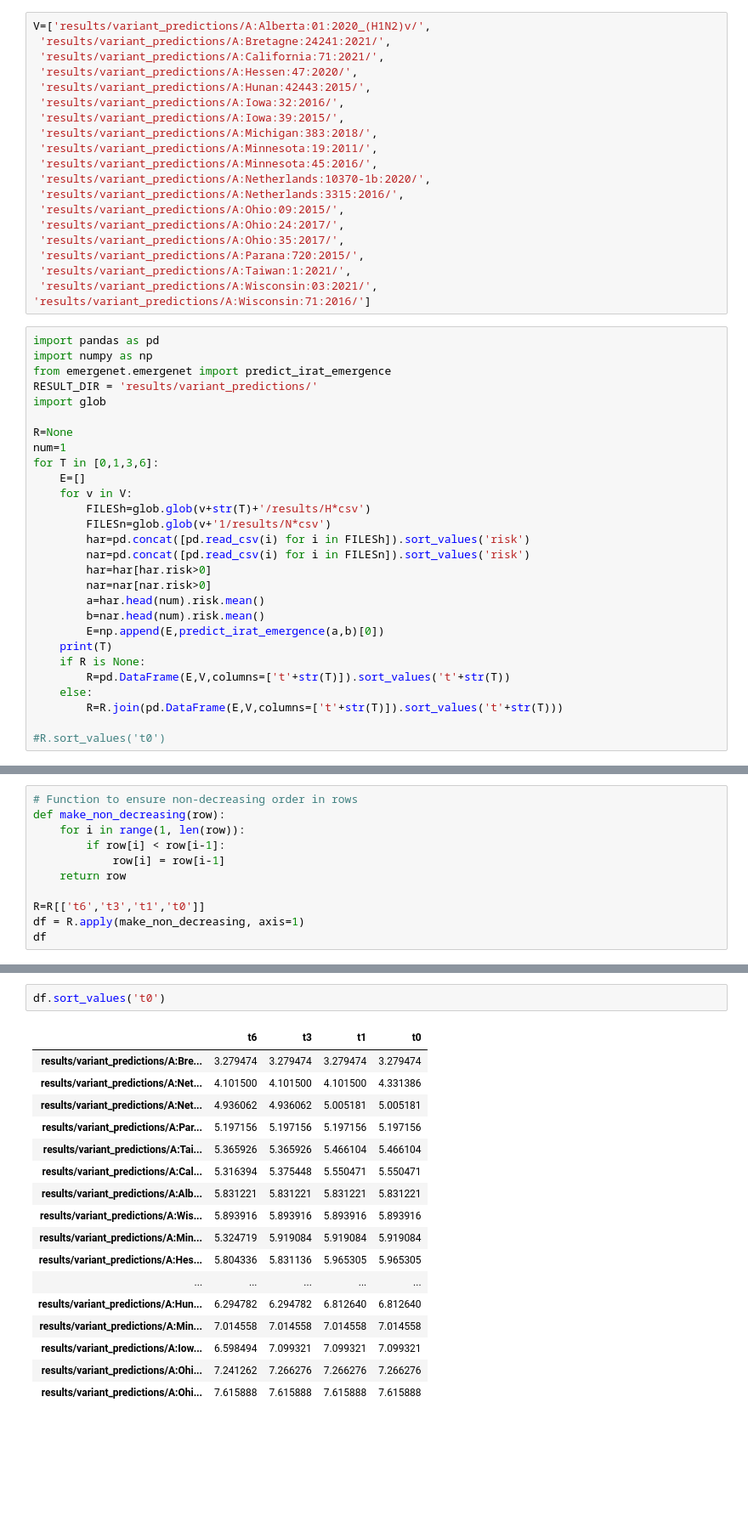
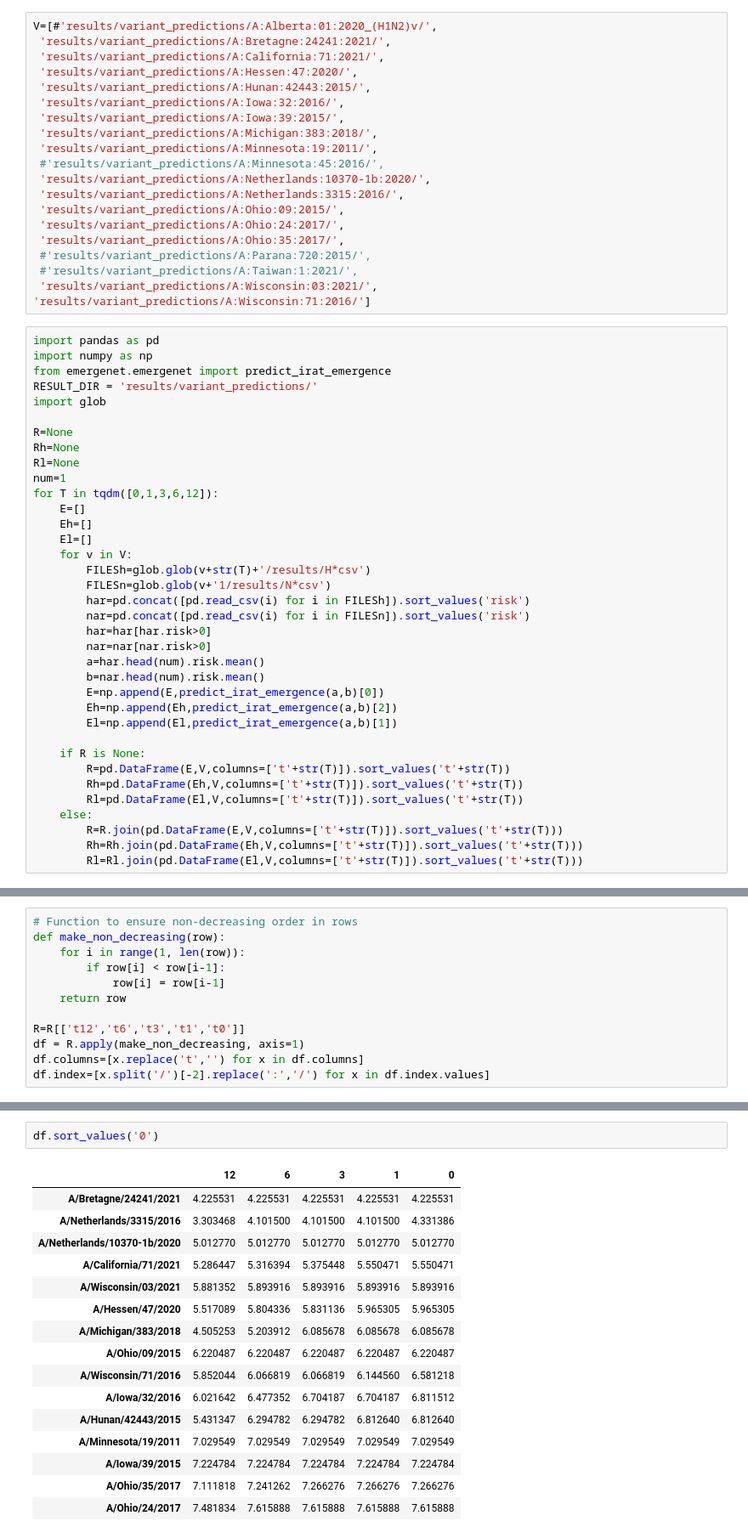
Before and after one commit to zeroknowledgediscovery/emergenet, a Jupyter notebook: paper_data_v3/irat_enet/variant_new.ipynb, the cells around one changed output, grey strips where cells are left out. Shown at 85% size. Cells and saved outputs as stored; diff of their text form; blank space fills up the shorter version.

```diff
--- a/paper_data_v3/irat_enet/variant_new.ipynb
+++ b/paper_data_v3/irat_enet/variant_new.ipynb
@@ -1,5 +3,5 @@
 # %%
-V=['results/variant_predictions/A:Alberta:01:2020_(H1N2)v/',
+V=[#'results/variant_predictions/A:Alberta:01:2020_(H1N2)v/',
  'results/variant_predictions/A:Bretagne:24241:2021/',
  'results/variant_predictions/A:California:71:2021/',
  'results/variant_predictions/A:Hessen:47:2020/',
@@ -8,14 +10,14 @@ V=['results/variant_predictions/A:Alberta:01:2020_(H1N2)v/',
  'results/variant_predictions/A:Iowa:39:2015/',
  'results/variant_predictions/A:Michigan:383:2018/',
  'results/variant_predictions/A:Minnesota:19:2011/',
- 'results/variant_predictions/A:Minnesota:45:2016/',
+ #'results/variant_predictions/A:Minnesota:45:2016/',
  'results/variant_predictions/A:Netherlands:10370-1b:2020/',
  'results/variant_predictions/A:Netherlands:3315:2016/',
  'results/variant_predictions/A:Ohio:09:2015/',
  'results/variant_predictions/A:Ohio:24:2017/',
  'results/variant_predictions/A:Ohio:35:2017/',
- 'results/variant_predictions/A:Parana:720:2015/',
- 'results/variant_predictions/A:Taiwan:1:2021/',
+ #'results/variant_predictions/A:Parana:720:2015/',
+ #'results/variant_predictions/A:Taiwan:1:2021/',
  'results/variant_predictions/A:Wisconsin:03:2021/',
 'results/variant_predictions/A:Wisconsin:71:2016/']
 # %%
@@ -26,9 +28,13 @@ RESULT_DIR = 'results/variant_predictions/'
 import glob
 
 R=None
+Rh=None
+Rl=None
 num=1
-for T in [0,1,3,6]:
+for T in tqdm([0,1,3,6,12]):
     E=[]
+    Eh=[]
+    El=[]
     for v in V:
         FILESh=glob.glob(v+str(T)+'/results/H*csv')
         FILESn=glob.glob(v+'1/results/N*csv')
@@ -39,10 +45,14 @@ for T in [0,1,3,6]:
         a=har.head(num).risk.mean()
         b=nar.head(num).risk.mean()
         E=np.append(E,predict_irat_emergence(a,b)[0])
-    print(T)
+        Eh=np.append(Eh,predict_irat_emergence(a,b)[2])
+        El=np.append(El,predict_irat_emergence(a,b)[1])
+
     if R is None:
         R=pd.DataFrame(E,V,columns=['t'+str(T)]).sort_values('t'+str(T))
+        Rh=pd.DataFrame(Eh,V,columns=['t'+str(T)]).sort_values('t'+str(T))
+        Rl=pd.DataFrame(El,V,columns=['t'+str(T)]).sort_values('t'+str(T))
     else:
         R=R.join(pd.DataFrame(E,V,columns=['t'+str(T)]).sort_values('t'+str(T)))
-
-#R.sort_values('t0')
+        Rh=Rh.join(pd.DataFrame(Eh,V,columns=['t'+str(T)]).sort_values('t'+str(T)))
+        Rl=Rl.join(pd.DataFrame(El,V,columns=['t'+str(T)]).sort_values('t'+str(T)))
@@ -59,6 +64,7 @@ def make_non_decreasing(row):
             row[i] = row[i-1]
     return row
 
-R=R[['t6','t3','t1','t0']]
+R=R[['t12','t6','t3','t1','t0']]
 df = R.apply(make_non_decreasing, axis=1)
-df
+df.columns=[x.replace('t','') for x in df.columns]
+df.index=[x.split('/')[-2].replace(':','/') for x in df.index.values]
@@ -110,20 +251,19 @@ df.tail(5).mean().plot()
 # %%
-df.sort_values('t0')
+df.sort_values('0')
 # %% [output]
-|  | t6 | t3 | t1 | t0 |
-| results/variant_predictions/A:Bre... | 3.279474 | 3.279474 | 3.279474 | 3.279474 |
-| results/variant_predictions/A:Net... | 4.101500 | 4.101500 | 4.101500 | 4.331386 |
-| results/variant_predictions/A:Net... | 4.936062 | 4.936062 | 5.005181 | 5.005181 |
-| results/variant_predictions/A:Par... | 5.197156 | 5.197156 | 5.197156 | 5.197156 |
-| results/variant_predictions/A:Tai... | 5.365926 | 5.365926 | 5.466104 | 5.466104 |
-| results/variant_predictions/A:Cal... | 5.316394 | 5.375448 | 5.550471 | 5.550471 |
-| results/variant_predictions/A:Alb... | 5.831221 | 5.831221 | 5.831221 | 5.831221 |
-| results/variant_predictions/A:Wis... | 5.893916 | 5.893916 | 5.893916 | 5.893916 |
-| results/variant_predictions/A:Min... | 5.324719 | 5.919084 | 5.919084 | 5.919084 |
-| results/variant_predictions/A:Hes... | 5.804336 | 5.831136 | 5.965305 | 5.965305 |
-| ... | ... | ... | ... | ... |
-| results/variant_predictions/A:Hun... | 6.294782 | 6.294782 | 6.812640 | 6.812640 |
-| results/variant_predictions/A:Min... | 7.014558 | 7.014558 | 7.014558 | 7.014558 |
-| results/variant_predictions/A:Iow... | 6.598494 | 7.099321 | 7.099321 | 7.099321 |
-| results/variant_predictions/A:Ohi... | 7.241262 | 7.266276 | 7.266276 | 7.266276 |
-| results/variant_predictions/A:Ohi... | 7.615888 | 7.615888 | 7.615888 | 7.615888 |
+|  | 12 | 6 | 3 | 1 | 0 |
+| A/Bretagne/24241/2021 | 4.225531 | 4.225531 | 4.225531 | 4.225531 | 4.225531 |
+| A/Netherlands/3315/2016 | 3.303468 | 4.101500 | 4.101500 | 4.101500 | 4.331386 |
+| A/Netherlands/10370-1b/2020 | 5.012770 | 5.012770 | 5.012770 | 5.012770 | 5.012770 |
+| A/California/71/2021 | 5.286447 | 5.316394 | 5.375448 | 5.550471 | 5.550471 |
+| A/Wisconsin/03/2021 | 5.881352 | 5.893916 | 5.893916 | 5.893916 | 5.893916 |
+| A/Hessen/47/2020 | 5.517089 | 5.804336 | 5.831136 | 5.965305 | 5.965305 |
+| A/Michigan/383/2018 | 4.505253 | 5.203912 | 6.085678 | 6.085678 | 6.085678 |
+| A/Ohio/09/2015 | 6.220487 | 6.220487 | 6.220487 | 6.220487 | 6.220487 |
+| A/Wisconsin/71/2016 | 5.852044 | 6.066819 | 6.066819 | 6.144560 | 6.581218 |
+| A/Iowa/32/2016 | 6.021642 | 6.477352 | 6.704187 | 6.704187 | 6.811512 |
+| A/Hunan/42443/2015 | 5.431347 | 6.294782 | 6.294782 | 6.812640 | 6.812640 |
+| A/Minnesota/19/2011 | 7.029549 | 7.029549 | 7.029549 | 7.029549 | 7.029549 |
+| A/Iowa/39/2015 | 7.224784 | 7.224784 | 7.224784 | 7.224784 | 7.224784 |
+| A/Ohio/35/2017 | 7.111818 | 7.241262 | 7.266276 | 7.266276 | 7.266276 |
+| A/Ohio/24/2017 | 7.481834 | 7.615888 | 7.615888 | 7.615888 | 7.615888 |
```
Also changed, not shown: parts of 18 cells of this notebook, 9 other files.
